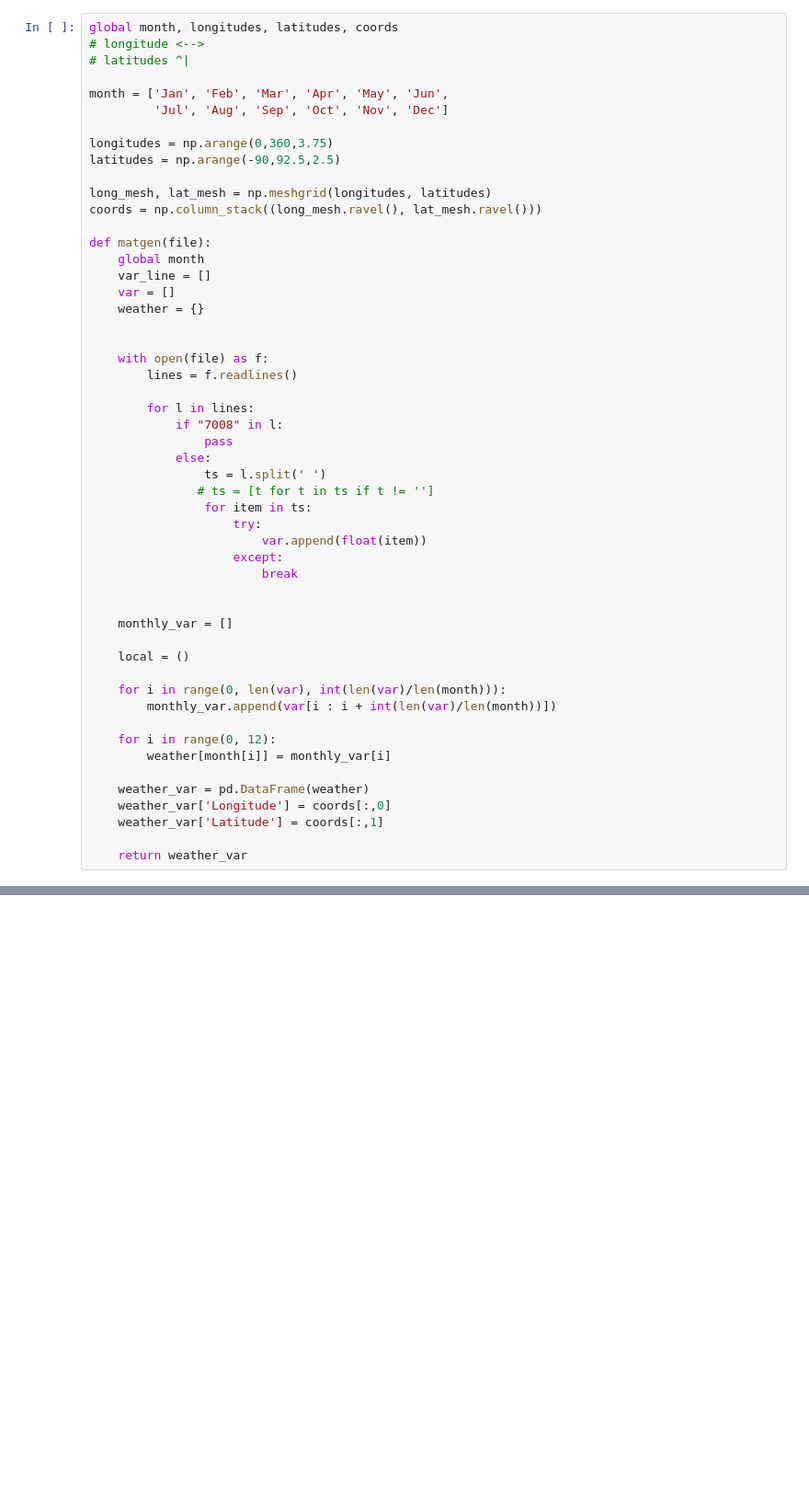
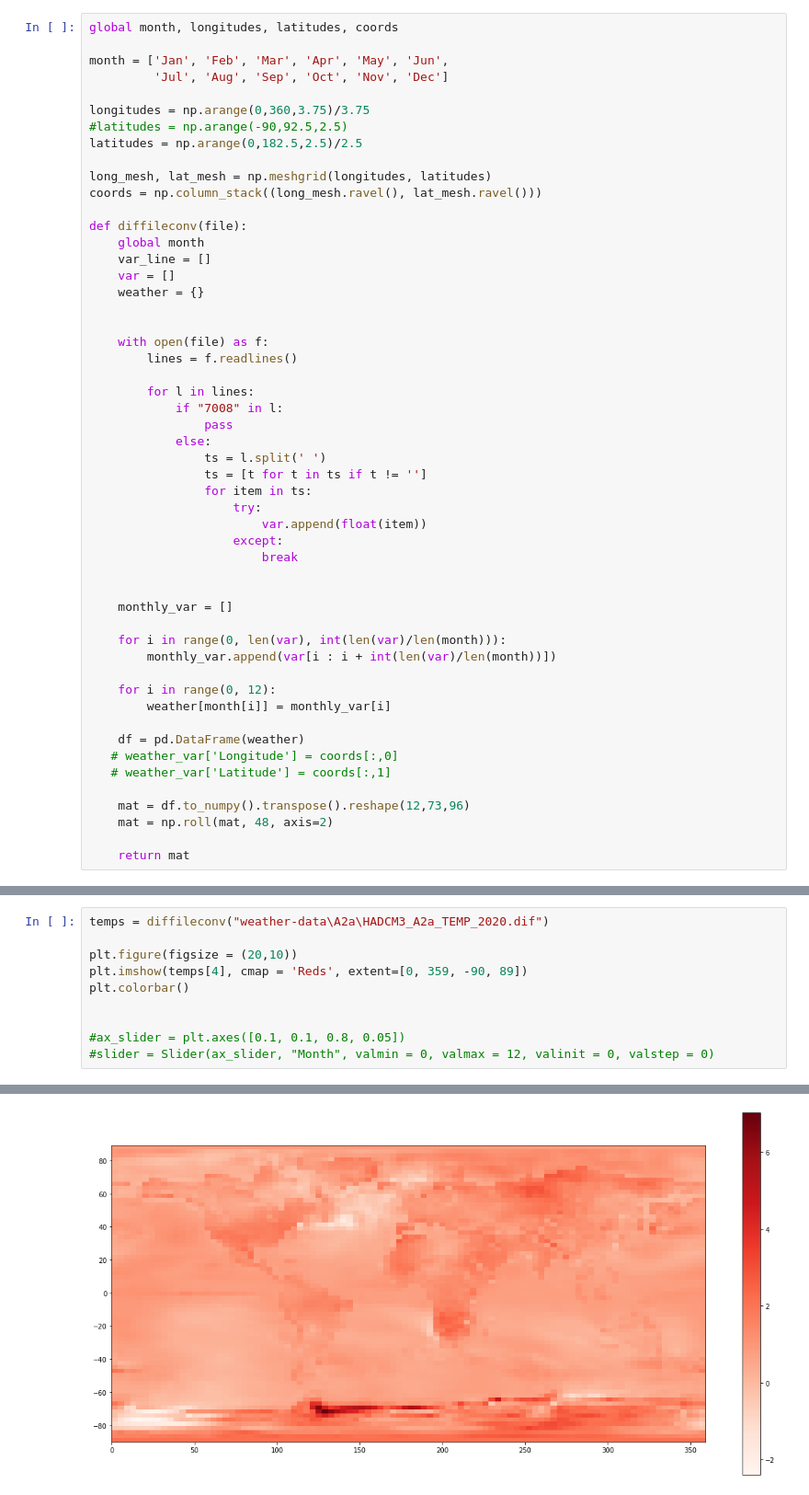
Before and after one commit to lofilippini/hadcm3-view, a Jupyter notebook: main.ipynb, the cells around one changed output, grey strips where cells are left out. Shown at 92% size. Drawn from its saved outputs; the diff is of its cells as text; blank space fills up the shorter version.

```diff
--- a/main.ipynb
+++ b/main.ipynb
@@ -6,18 +16,17 @@ import matplotlib.pyplot as plt
 # %%
 global month, longitudes, latitudes, coords
-# longitude <-->
-# latitudes ^|
 
 month = ['Jan', 'Feb', 'Mar', 'Apr', 'May', 'Jun',
          'Jul', 'Aug', 'Sep', 'Oct', 'Nov', 'Dec']
 
-longitudes = np.arange(0,360,3.75)
-latitudes = np.arange(-90,92.5,2.5)
+longitudes = np.arange(0,360,3.75)/3.75
+#latitudes = np.arange(-90,92.5,2.5)
+latitudes = np.arange(0,182.5,2.5)/2.5
 
 long_mesh, lat_mesh = np.meshgrid(longitudes, latitudes)
 coords = np.column_stack((long_mesh.ravel(), lat_mesh.ravel()))
 
-def matgen(file):
+def diffileconv(file):
     global month
     var_line = []
     var = []
@@ -32,7 +41,7 @@ def matgen(file):
                 pass
             else:
                 ts = l.split(' ')
-               # ts = [t for t in ts if t != '']
+                ts = [t for t in ts if t != '']
                 for item in ts:
                     try:
                         var.append(float(item))
@@ -42,16 +51,17 @@ def matgen(file):
 
     monthly_var = []
 
-    local = ()
-
     for i in range(0, len(var), int(len(var)/len(month))):
         monthly_var.append(var[i : i + int(len(var)/len(month))])
 
     for i in range(0, 12):
         weather[month[i]] = monthly_var[i]
 
-    weather_var = pd.DataFrame(weather)
-    weather_var['Longitude'] = coords[:,0]
-    weather_var['Latitude'] = coords[:,1]
+    df = pd.DataFrame(weather)
+   # weather_var['Longitude'] = coords[:,0]
+   # weather_var['Latitude'] = coords[:,1]
 
-    return weather_var
+    mat = df.to_numpy().transpose().reshape(12,73,96)
+    mat = np.roll(mat, 48, axis=2)
+
+    return mat
@@ -62,0 +68,11 @@ ValueError: range() arg 3 must not be zero
+# %%
+temps = diffileconv("weather-data\A2a\HADCM3_A2a_TEMP_2020.dif")
+
+plt.figure(figsize = (20,10))
+plt.imshow(temps[4], cmap = 'Reds', extent=[0, 359, -90, 89])
+plt.colorbar()
+
+
+#ax_slider = plt.axes([0.1, 0.1, 0.8, 0.05])
+#slider = Slider(ax_slider, "Month", valmin = 0, valmax = 12, valinit = 0, valstep = 0)
+# %% [output]
@@ -62,0 +80 @@ ValueError: range() arg 3 must not be zero
+[figure, added]
```
Also changed, not shown: parts of 6 cells of this notebook, 1 other file.
